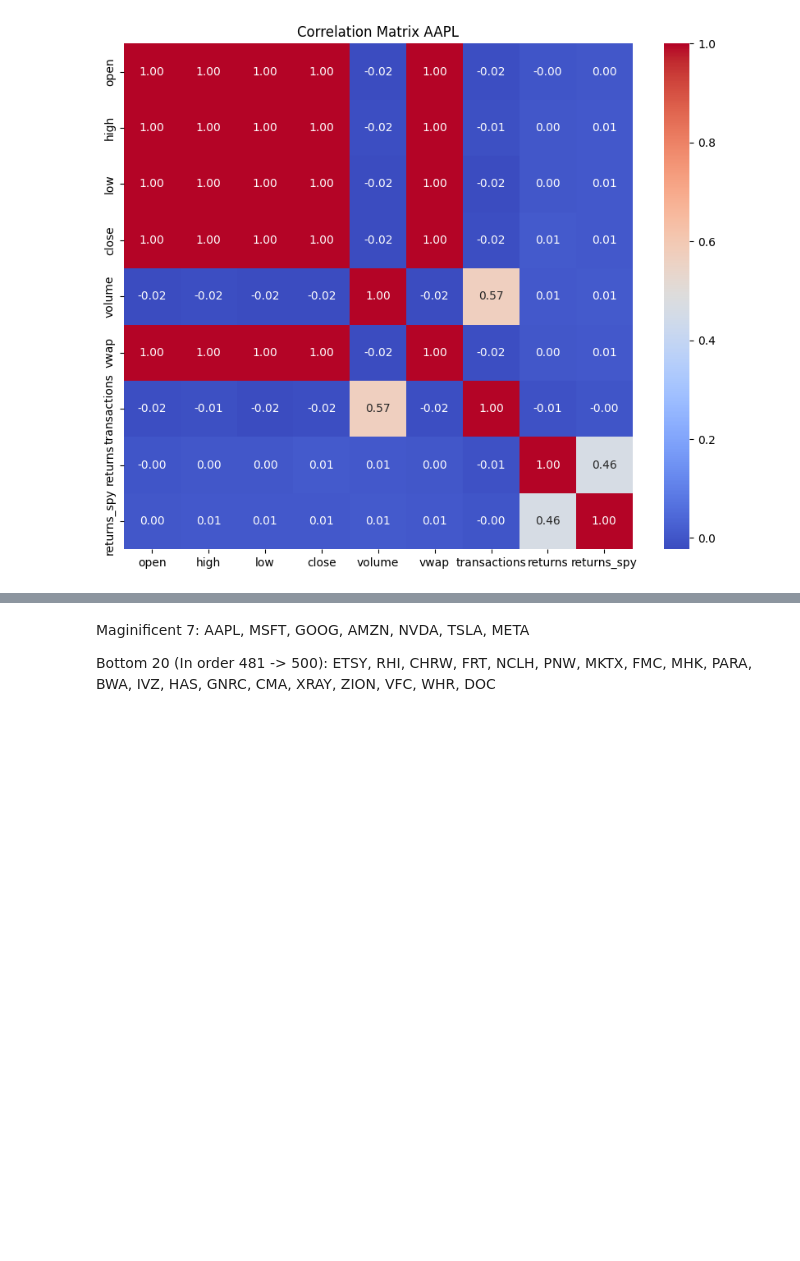
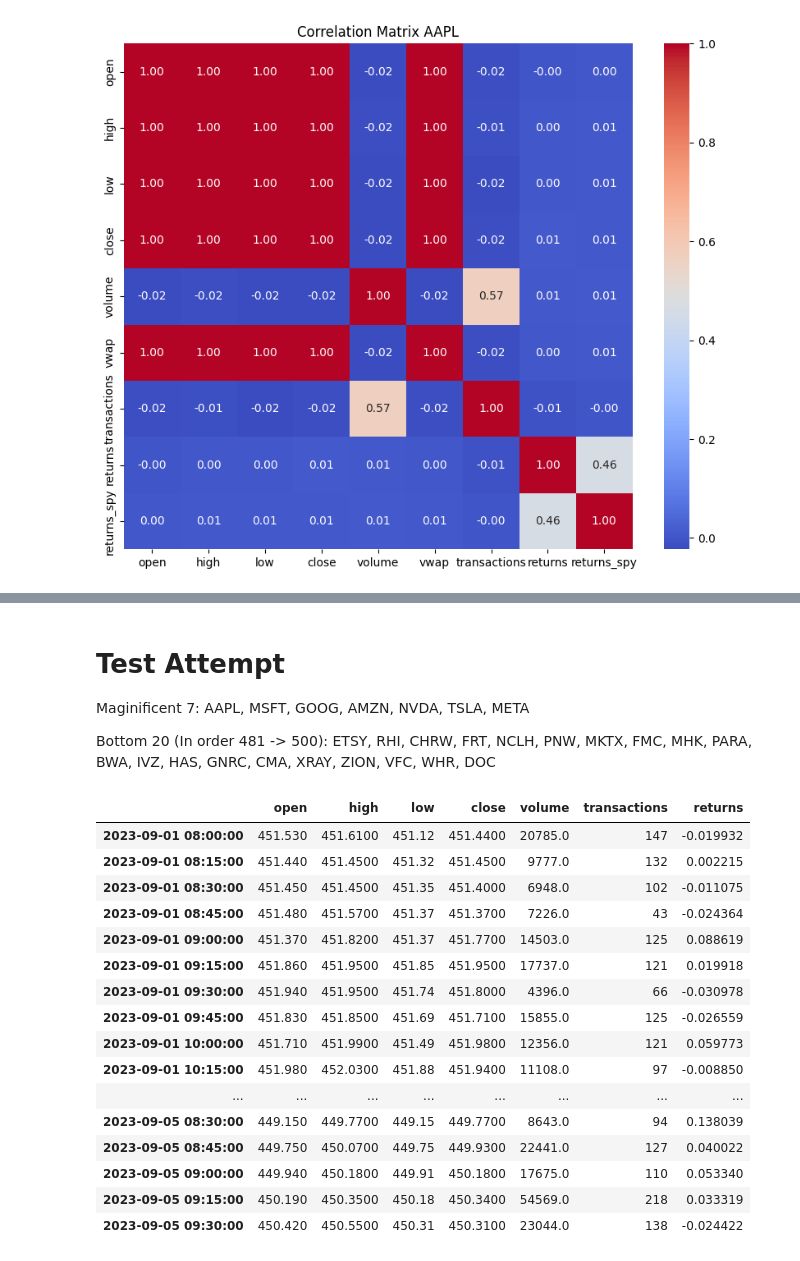
Before and after one commit to thenileriver/SPY_Analysis, a Jupyter notebook: Neils_Notebook.ipynb, the cells around one changed output, grey strips where cells are left out. Saved outputs shown, nothing was run; the diff lists cells and outputs as text; code cells hidden in the pictures; blank space fills up the shorter version.

Commit message:
Data Aggro

```diff
--- a/Neils_Notebook.ipynb
+++ b/Neils_Notebook.ipynb
@@ -173,4 +130,81 @@ Top 10 S&P 500 Companies by Market Cap:
 # %% [markdown]
+# Test Attempt
+
 Maginificent 7: AAPL, MSFT, GOOG, AMZN, NVDA, TSLA, META
 
 Bottom 20 (In order 481 -> 500): ETSY, RHI, CHRW, FRT, NCLH, PNW, MKTX, FMC, MHK, PARA, BWA, IVZ, HAS, GNRC, CMA, XRAY, ZION, VFC, WHR, DOC
+# %%
+tickers = ['AAPL', 'MSFT', 'GOOG', 'AMZN', 'NVDA', 'TSLA', 'META', 'SPY', 'ETSY']
+mag_7_tickers = ['AAPL', 'MSFT', 'GOOG', 'AMZN', 'NVDA', 'TSLA', 'META']
+
+spy = pd.read_csv('Data/SPY_data.csv')
+etsy = pd.read_csv('Data/Bottom_20/ETSY_data.csv')
+
+mag_7 = []
+spy_list = []  # Renamed to avoid confusion
+bot_20 = []
+
+for ticker in tickers:
+    ends = '_df'
+
+    if ticker in mag_7_tickers:
+        df_file_path = f'Data/Mag_7/{ticker}_data.csv'
+    elif ticker == 'SPY':
+        df_file_path = f'Data/{ticker}_data.csv'
+    else:
+        df_file_path = f'Data/Bottom_20/{ticker}_data.csv'
+
+    df = pd.read_csv(df_file_path).drop(['vwap', 'otc'], axis=1)
+    df['timestamp'] = pd.to_datetime(df['timestamp'])
+    df.set_index('timestamp', inplace=True)
+
+    original_dates = np.unique(df.index.date)
+
+    # Ensure DataFrame includes all days by reindexing
+    full_date_range = pd.date_range(start=df.index.min(), end=df.index.max(), freq='T')
+    df = df.reindex(full_date_range, method='ffill').asfreq('T')  # 'ffill' to forward fill missing values, adjust as needed
+
+    resampled_df = df.resample('15T').agg({
+        'open': 'first',
+        'high': 'max',
+        'low': 'min',
+        'close': 'last',
+        'volume': 'sum',
+        'transactions': 'sum',
+        # For returns, calculation might need to be revised based on reindexing and filling logic
+    })
+
+    # Adjust 'returns' calculation if necessary based on your filling strategy
+    resampled_df['returns'] = (resampled_df['close'] / resampled_df['open'] - 1) * 100
+    resampled_df = resampled_df[pd.Series(resampled_df.index.date, index=resampled_df.index).isin(original_dates)]
+    resampled_df = resampled_df.between_time('08:00', '16:00')
+
+
+    df_var_name = ticker + ends
+    globals()[df_var_name] = resampled_df
+    if ticker in mag_7_tickers:
+        mag_7.append(globals()[df_var_name])
+    elif ticker == 'SPY':
+        spy_list.append(globals()[df_var_name])  # Use the correctly named list
+    else:
+        bot_20.append(globals()[df_var_name])
+
+spy_list[0].head(40)
+# %% [output]
+|  | open | high | low | close | volume | transactions | returns |
+| 2023-09-01 08:00:00 | 451.530 | 451.6100 | 451.12 | 451.4400 | 20785.0 | 147 | -0.019932 |
+| 2023-09-01 08:15:00 | 451.440 | 451.4500 | 451.32 | 451.4500 | 9777.0 | 132 | 0.002215 |
+| 2023-09-01 08:30:00 | 451.450 | 451.4500 | 451.35 | 451.4000 | 6948.0 | 102 | -0.011075 |
+| 2023-09-01 08:45:00 | 451.480 | 451.5700 | 451.37 | 451.3700 | 7226.0 | 43 | -0.024364 |
+| 2023-09-01 09:00:00 | 451.370 | 451.8200 | 451.37 | 451.7700 | 14503.0 | 125 | 0.088619 |
+| 2023-09-01 09:15:00 | 451.860 | 451.9500 | 451.85 | 451.9500 | 17737.0 | 121 | 0.019918 |
+| 2023-09-01 09:30:00 | 451.940 | 451.9500 | 451.74 | 451.8000 | 4396.0 | 66 | -0.030978 |
+| 2023-09-01 09:45:00 | 451.830 | 451.8500 | 451.69 | 451.7100 | 15855.0 | 125 | -0.026559 |
+| 2023-09-01 10:00:00 | 451.710 | 451.9900 | 451.49 | 451.9800 | 12356.0 | 121 | 0.059773 |
+| 2023-09-01 10:15:00 | 451.980 | 452.0300 | 451.88 | 451.9400 | 11108.0 | 97 | -0.008850 |
+| ... | ... | ... | ... | ... | ... | ... | ... |
+| 2023-09-05 08:30:00 | 449.150 | 449.7700 | 449.15 | 449.7700 | 8643.0 | 94 | 0.138039 |
+| 2023-09-05 08:45:00 | 449.750 | 450.0700 | 449.75 | 449.9300 | 22441.0 | 127 | 0.040022 |
+| 2023-09-05 09:00:00 | 449.940 | 450.1800 | 449.91 | 450.1800 | 17675.0 | 110 | 0.053340 |
+| 2023-09-05 09:15:00 | 450.190 | 450.3500 | 450.18 | 450.3400 | 54569.0 | 218 | 0.033319 |
+| 2023-09-05 09:30:00 | 450.420 | 450.5500 | 450.31 | 450.3100 | 23044.0 | 138 | -0.024422 |
```
Also changed, not shown: parts of 4 cells of this notebook.
